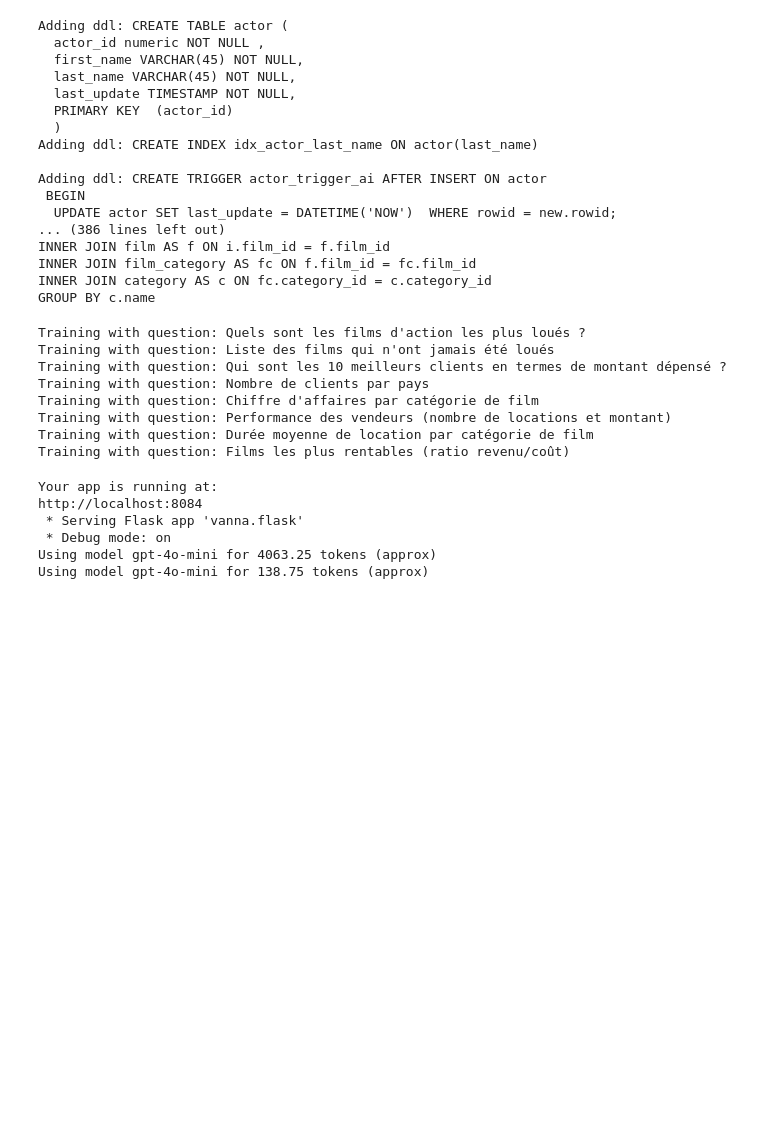
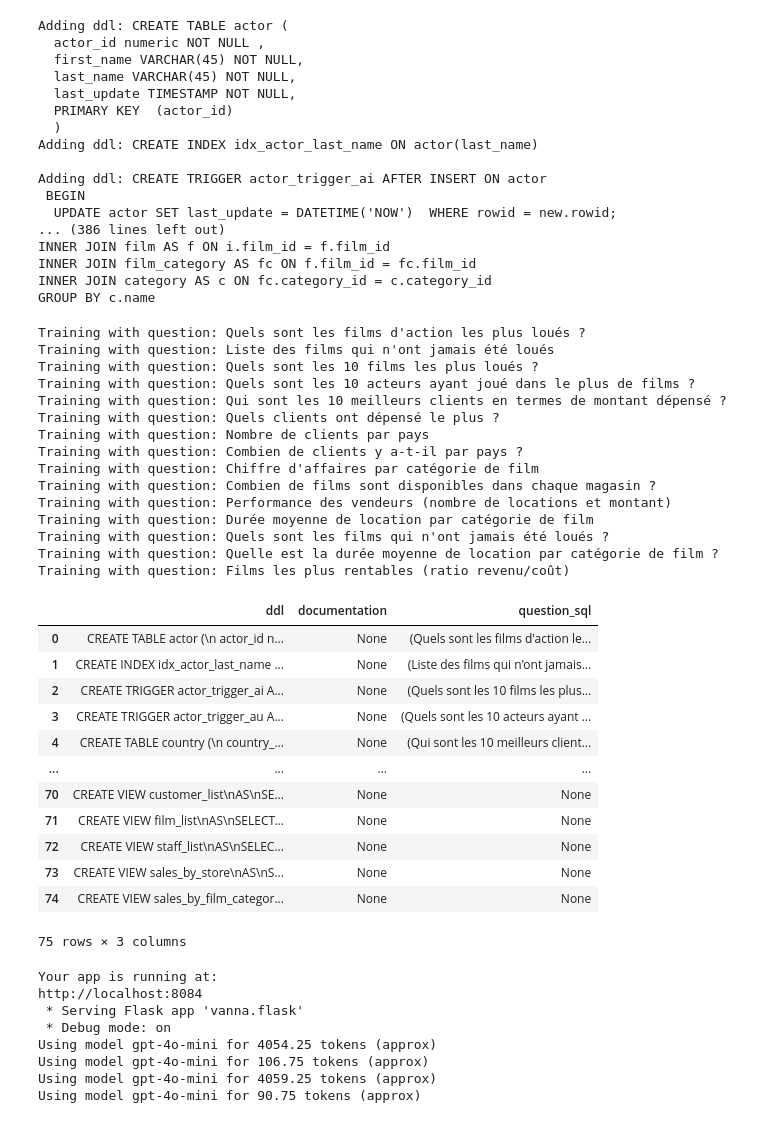
Before and after one commit to ElieLECAS/Certif_DevIA, a Jupyter notebook: E2/sakila.ipynb, the cells around one changed output. Drawn from its saved outputs; the diff is of its cells as text; code cells hidden in the pictures; blank space fills up the shorter version.

```diff
--- a/E2/sakila.ipynb
+++ b/E2/sakila.ipynb
@@ -173,7 +172,8 @@ training_data = [
     "question": "Quels sont les 10 acteurs ayant joué dans le plus de films ?",
     "sql": """
     SELECT
-        a.first_name || ' ' || a.last_name AS actor_name,
+        a.first_name as actor_first_name,
+        a.last_name as actor_last_name,
         COUNT(fa.film_id) AS film_count
     FROM actor AS a
     JOIN film_actor AS fa ON a.actor_id = fa.actor_id
@@ -203,7 +203,8 @@ training_data = [
     "question": "Quels clients ont dépensé le plus ?",
     "sql": """
     SELECT
-        c.first_name || ' ' || c.last_name AS customer_full_name,
+        c.first_name as customer_first_name,
+        c.last_name as customer_last_name,
         SUM(p.amount) AS total_spent
     FROM customer AS c
     JOIN payment AS p ON c.customer_id = p.customer_id
@@ -276,7 +277,8 @@ training_data = [
         "question": "Performance des vendeurs (nombre de locations et montant)",
         "sql": """
         SELECT
-            staff.first_name || ' ' || staff.last_name AS staff_full_name,
+            staff.first_name as staff_first_name,
+            staff.last_name as staff_last_name,
             COUNT(rental.rental_id) AS total_rentals,
             SUM(payment.amount) AS total_sales
         FROM staff AS staff
@@ -358,9 +360,16 @@ for item in training_data:
 # %% [output]
 Training with question: Quels sont les films d'action les plus loués ?
 Training with question: Liste des films qui n'ont jamais été loués
+Training with question: Quels sont les 10 films les plus loués ?
+Training with question: Quels sont les 10 acteurs ayant joué dans le plus de films ?
 Training with question: Qui sont les 10 meilleurs clients en termes de montant dépensé ?
+Training with question: Quels clients ont dépensé le plus ?
 Training with question: Nombre de clients par pays
+Training with question: Combien de clients y a-t-il par pays ?
 Training with question: Chiffre d'affaires par catégorie de film
+Training with question: Combien de films sont disponibles dans chaque magasin ?
 Training with question: Performance des vendeurs (nombre de locations et montant)
 Training with question: Durée moyenne de location par catégorie de film
+Training with question: Quels sont les films qui n'ont jamais été loués ?
+Training with question: Quelle est la durée moyenne de location par catégorie de film ?
 Training with question: Films les plus rentables (ratio revenu/coût)
@@ -369,3 +376,20 @@ Training with question: Films les plus rentables (ratio revenu/coût)
+# %%
+training_data = vn.get_training_data()
+training_data
+# %% [output]
+|  | ddl | documentation | question_sql |
+| 0 | CREATE TABLE actor (\n actor_id n... | None | (Quels sont les films d'action le... |
+| 1 | CREATE INDEX idx_actor_last_name ... | None | (Liste des films qui n'ont jamais... |
+| 2 | CREATE TRIGGER actor_trigger_ai A... | None | (Quels sont les 10 films les plus... |
+| 3 | CREATE TRIGGER actor_trigger_au A... | None | (Quels sont les 10 acteurs ayant ... |
+| 4 | CREATE TABLE country (\n country_... | None | (Qui sont les 10 meilleurs client... |
+| ... | ... | ... | ... |
+| 70 | CREATE VIEW customer_list\nAS\nSE... | None | None |
+| 71 | CREATE VIEW film_list\nAS\nSELECT... | None | None |
+| 72 | CREATE VIEW staff_list\nAS\nSELEC... | None | None |
+| 73 | CREATE VIEW sales_by_store\nAS\nS... | None | None |
+| 74 | CREATE VIEW sales_by_film_categor... | None | None |
+75 rows × 3 columns
 # %%
 class SimplePassword(AuthInterface):
     def __init__(self, users: dict):
@@ -520,7 +544,7 @@ VannaFlaskApp(
     title="E2 - Sakila",
     subtitle="Interrogez la base de données Sakila",
     show_training_data=True,
-    sql=False,
+    sql=True,
     table=True,
     chart=False,
     summarization=True,
@@ -531,5 +555,7 @@ Your app is running at:
 http://localhost:8084
  * Serving Flask app 'vanna.flask'
  * Debug mode: on
-Using model gpt-4o-mini for 4063.25 tokens (approx)
-Using model gpt-4o-mini for 138.75 tokens (approx)
+Using model gpt-4o-mini for 4054.25 tokens (approx)
+Using model gpt-4o-mini for 106.75 tokens (approx)
+Using model gpt-4o-mini for 4059.25 tokens (approx)
+Using model gpt-4o-mini for 90.75 tokens (approx)
```
Also changed, not shown: parts of 2 cells of this notebook.
